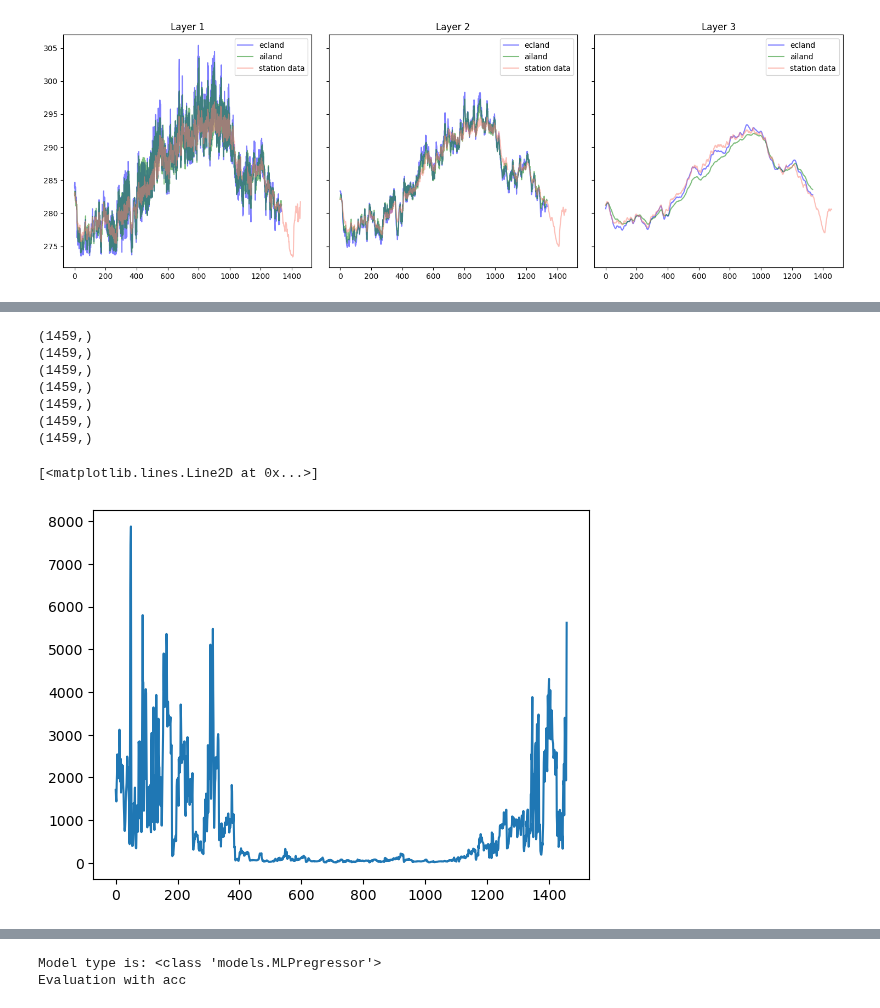
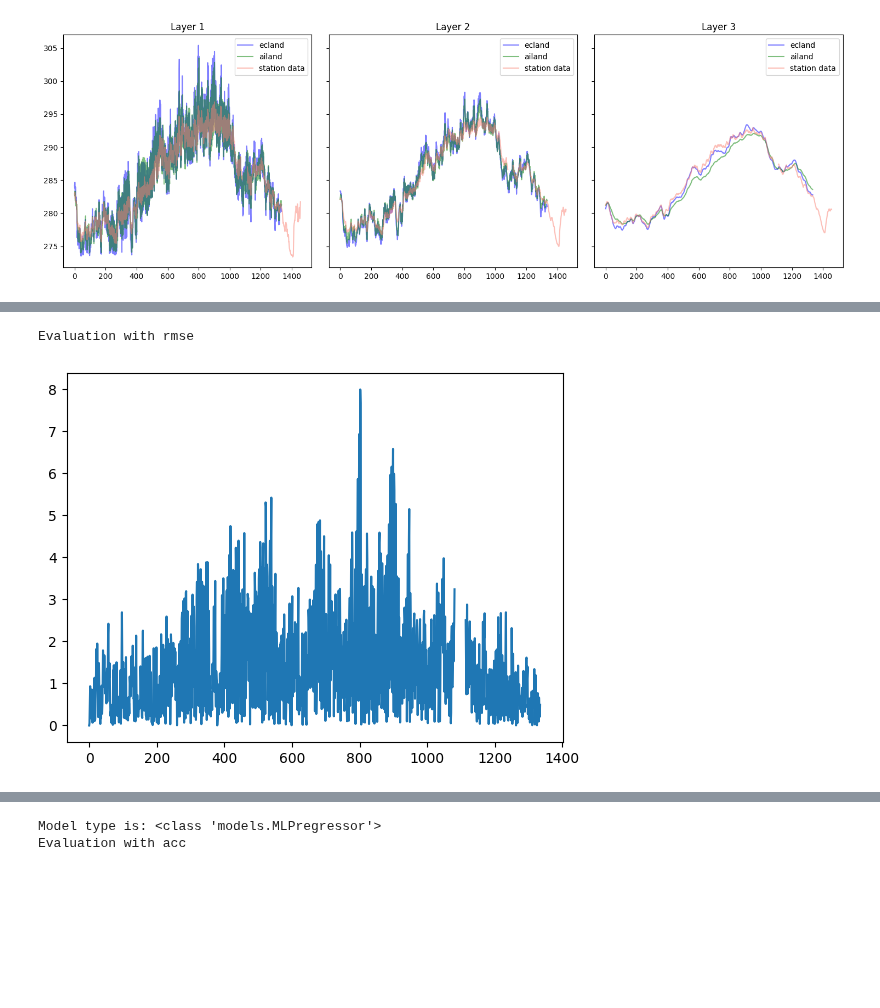
Before and after one commit to MWesselkamp/forecast-horizons, a Jupyter notebook: ecland-emulator/notebooks/evaluation_template.ipynb, the cells around one changed output, grey strips where cells are left out. Saved outputs shown, nothing was run; the diff lists cells and outputs as text; code cells hidden in the pictures; blank space fills up the shorter version.

Commit message:
eval module

```diff
--- a/ecland-emulator/notebooks/evaluation_template.ipynb
+++ b/ecland-emulator/notebooks/evaluation_template.ipynb
@@ -128,14 +103,0 @@ We reinitialise the forecast module with z-scoring, such that we can use it for
-# %%
-CONFIG['dyn_transform'] = "zscoring"
-CONFIG['stat_transform'] = "zscoring"
-CONFIG['prog_transform'] = "zscoring"
-CONFIG['diag_transform'] = "zscoring"
-
-ForecastMLP = ForecastModule(hpars=HPARS, config=CONFIG)
-dataset = ForecastMLP.initialise_dataset()
-model = ForecastMLP.load_model()
-X_static, X_met, Y_prog = ForecastMLP.load_test_data(dataset)
-
-print(X_static.shape)
-print(X_met.shape)
-print(Y_prog.shape)
@@ -231,35 +192,12 @@ tensor([1303])
 # %%
+EvaluateMLP = EvaluationModule(score = 'rmse')
+eval_array = EvaluateMLP.evaluate_target(y_prog=station_data[..., 0], y_prog_prediction=dynamic_features_prediction[..., 3])
 
-climatology = climatology_mu[:len(dynamic_features)]
-spatial_fields = dynamic_features.shape[1]
-observed_anomaly_spatial_mean = np.mean(anomaly(dynamic_features[...,0], climatology[...,0]), axis = 1)
-predicted_anomaly_spatial_mean = np.mean(anomaly(dynamic_features_prediction[...,0], climatology[...,0]), axis = 1)
-observed_anomaly_spatial_std = np.std(anomaly(dynamic_features[...,0], climatology[...,0]), axis = 1)
-predicted_anomaly_spatial_std = np.std(anomaly(dynamic_features_prediction[...,0], climatology[...,0]), axis = 1)
-print(observed_anomaly_spatial_mean.shape)
-print(predicted_anomaly_spatial_mean.shape)
-print(observed_anomaly_spatial_std.shape)
-print(predicted_anomaly_spatial_std.shape)
-
-numerator = np.array([(dynamic_features_prediction[:,i,0] - predicted_anomaly_spatial_mean) * (dynamic_features[:,i,0] - observed_anomaly_spatial_mean) for i in range(spatial_fields)]).sum(axis=0)
-print(np.array(numerator).shape)
-denominator = spatial_fields * observed_anomaly_spatial_std * predicted_anomaly_spatial_std
-print(np.array(numerator).shape)
-ACC = numerator / denominator
-print(ACC.shape)
+plt.plot(eval_array)
+plt.show()
 # %% [output]
-(1459,)
-(1459,)
-(1459,)
-(1459,)
-(1459,)
-(1459,)
-(1459,)
+Evaluation with rmse
+[figure, added]
-# %%
-plt.plot(ACC)
-# %% [output]
-[<matplotlib.lines.Line2D at 0x...>]
-[figure, removed]
 # %%
 mse_obs = np.sqrt(np.sum((dynamic_features_prediction - dynamic_features)**2, axis = 1))*(1/spatial_fields)
 mse_clim = np.sqrt(np.sum((climatology - dynamic_features)**2, axis = 1))*(1/spatial_fields)
```
Also changed, not shown: parts of 12 cells of this notebook, 2 other files.
